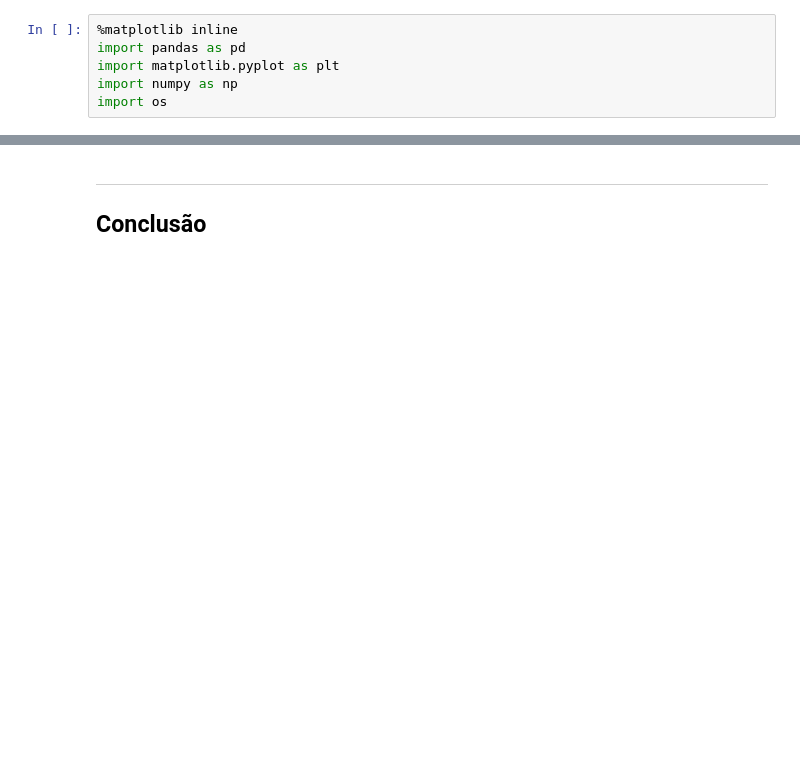
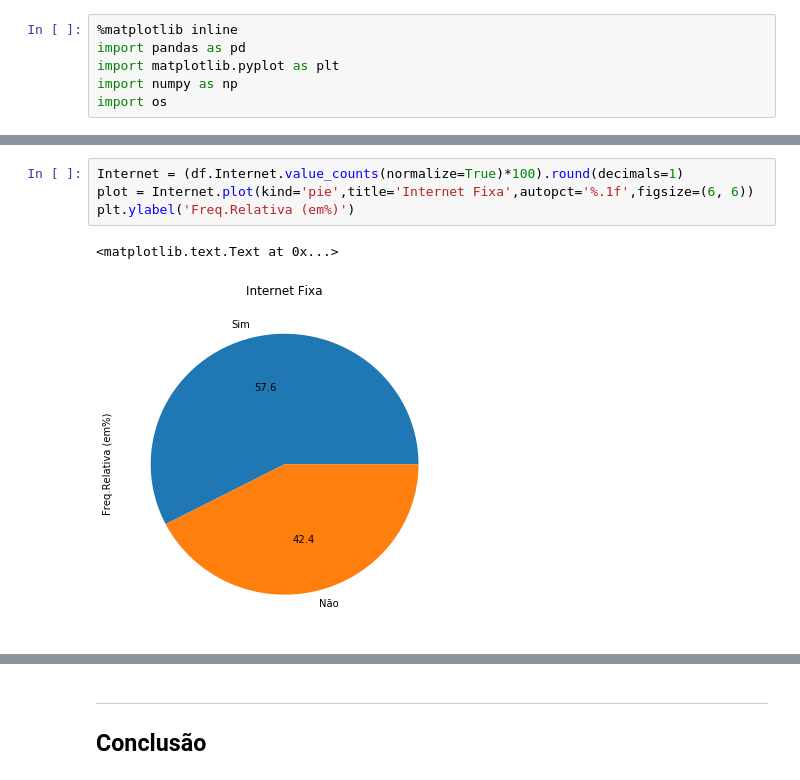
Before and after one commit to lucafs/Projeto-1-ciencia-dos-dados, a Jupyter notebook: Projeto1 Layout.ipynb, the cells around one changed output, grey strips where cells are left out. Drawn from its saved outputs; the diff is of its cells as text; blank space fills up the shorter version.

```diff
--- a/Projeto1 Layout.ipynb
+++ b/Projeto1 Layout.ipynb
@@ -68,0 +117,7 @@ Dados: R$ 788,00 salario minimo
+# %%
+Internet = (df.Internet.value_counts(normalize=True)*100).round(decimals=1)
+plot = Internet.plot(kind='pie',title='Internet Fixa',autopct='%.1f',figsize=(6, 6))
+plt.ylabel('Freq.Relativa (em%)')
+# %% [output]
+<matplotlib.text.Text at 0x...>
+[figure, added]
```
Also changed, not shown: parts of 29 cells of this notebook, 2 other files.
